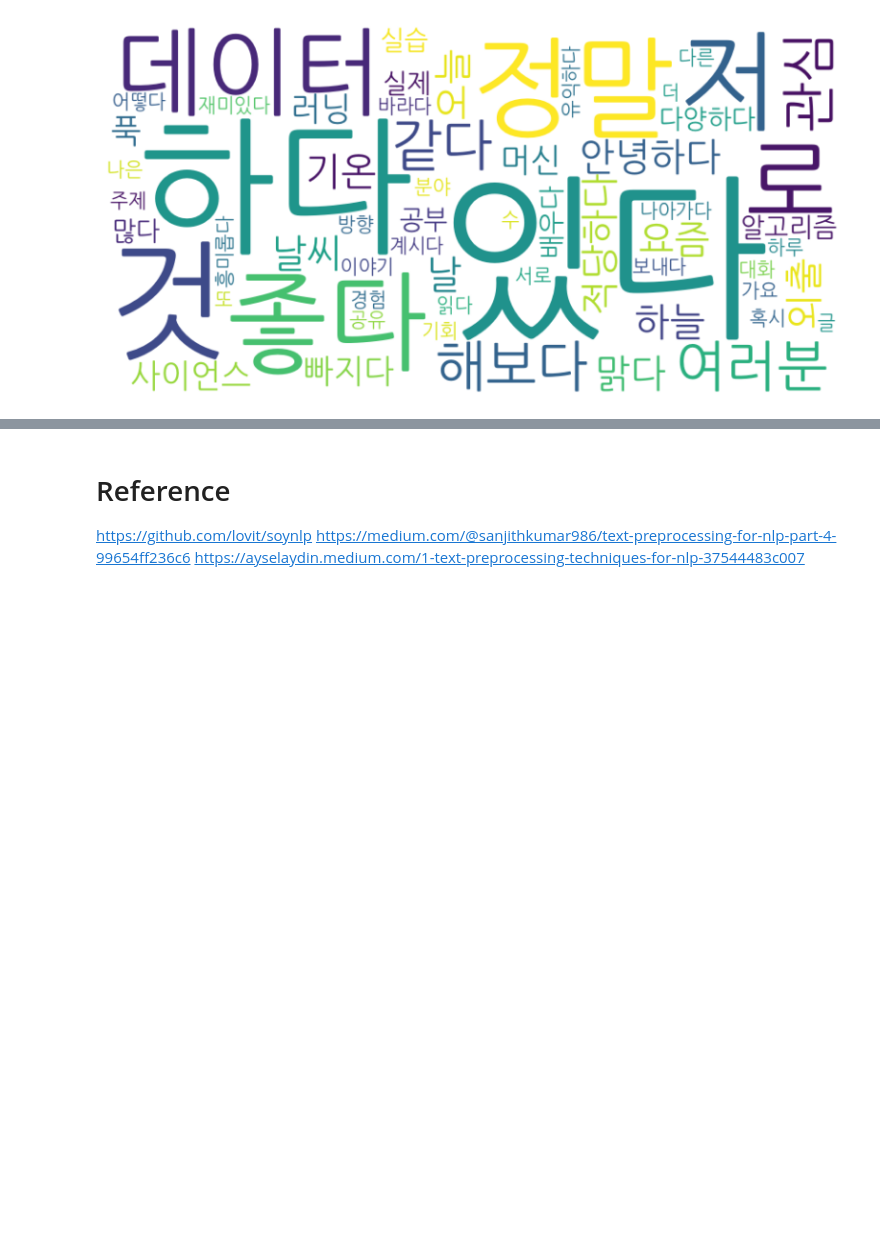
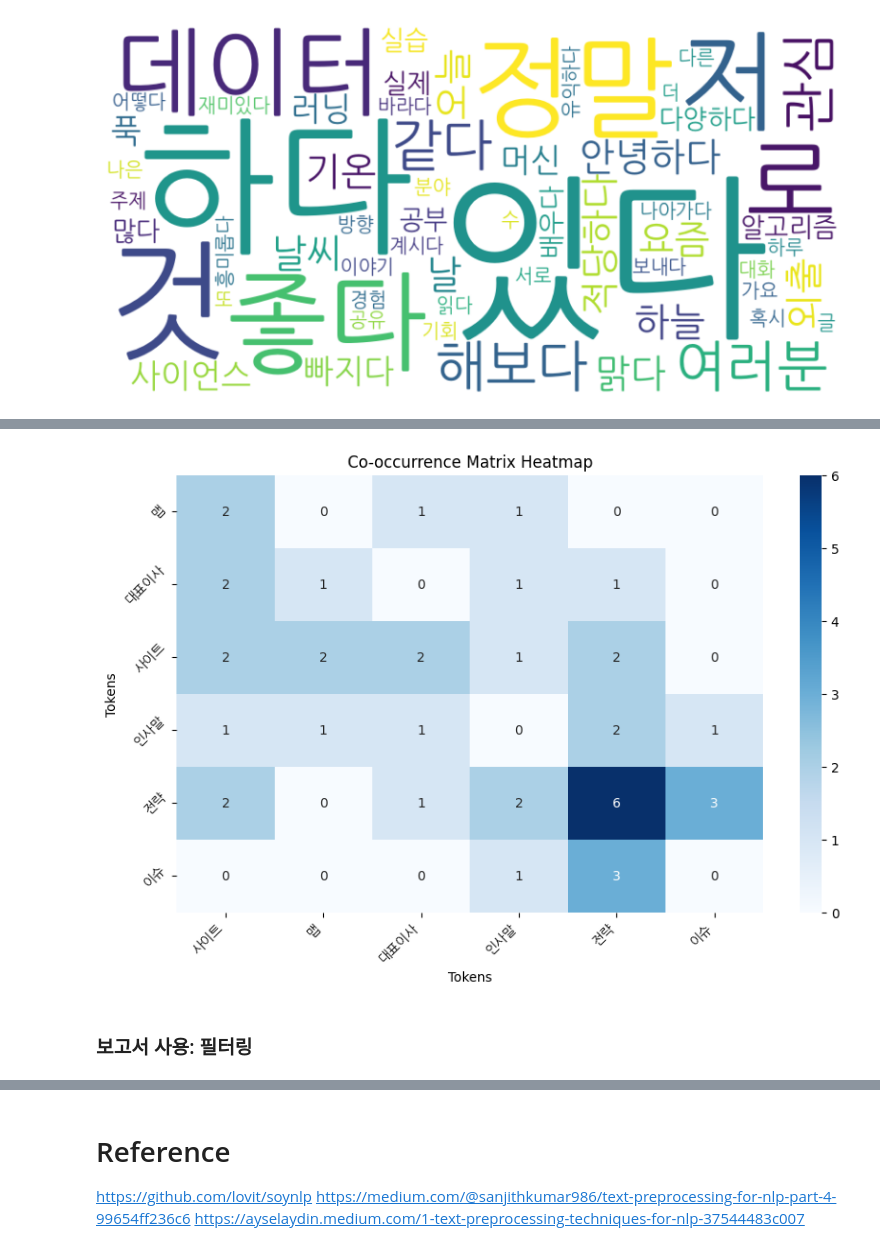
Before and after one commit to eunyhwang/MLforMarketing, a Jupyter notebook: Text_Mining.ipynb, the cells around one changed output, grey strips where cells are left out. Cells and saved outputs as stored; diff of their text form; code cells hidden in the pictures; blank space fills up the shorter version.

```diff
--- a/Text_Mining.ipynb
+++ b/Text_Mining.ipynb
@@ -650,0 +702,25 @@ from sklearn.decomposition import TruncatedSVD
+# %%
+from collections import defaultdict
+import pandas as pd
+
+# Step 1: Sample preprocessed tokens
+preprocessed_tokens = ['사이트', '맵', '대표이사', '사이트', '인사말', '전략', '전략','이슈','전략']
+
+# Step 2: Set the window size
+window_size = 1
+
+# Step 3: Initialize the co-occurrence matrix
+co_occurrence_matrix = defaultdict(lambda: defaultdict(int))
+
+# Step 4: Count co-occurrences
+for i, token in enumerate(preprocessed_tokens):
+  print(i, token)
+  for j in range(max(0, i - window_size), min(len(preprocessed_tokens), i + window_size + 1)):
+        if i != j:  # Avoid counting the token with itself
+            co_occurrence_matrix[token][preprocessed_tokens[j]] += 1
+
+# Step 5: Convert to DataFrame
+co_occurrence_df = pd.DataFrame(co_occurrence_matrix).fillna(0)
+
+# Display the co-occurrence DataFrame
+print(co_occurrence_df)
@@ -650,0 +756,22 @@ from sklearn.decomposition import TruncatedSVD
+# %%
+import pandas as pd
+from collections import defaultdict
+import seaborn as sns
+import matplotlib.pyplot as plt
+import matplotlib.font_manager as fm
+
+font_path = './NanumGothic.otf'
+font_prop = fm.FontProperties(fname=font_path)
+
+plt.figure(figsize=(10, 6))
+sns.heatmap(co_occurrence_df, annot=True, cmap='Blues', fmt='g', cbar=True)
+plt.title('Co-occurrence Matrix Heatmap')
+plt.xlabel('Tokens')
+plt.ylabel('Tokens')
+plt.xticks(rotation=45, ha="right", fontproperties=font_prop)
+plt.yticks(rotation=45, ha="right", fontproperties=font_prop)
+plt.show()
+# %% [output]
+[figure, added]
+# %% [markdown]
+### 보고서 사용: 필터링
```
Also changed, not shown: parts of 84 cells of this notebook.
